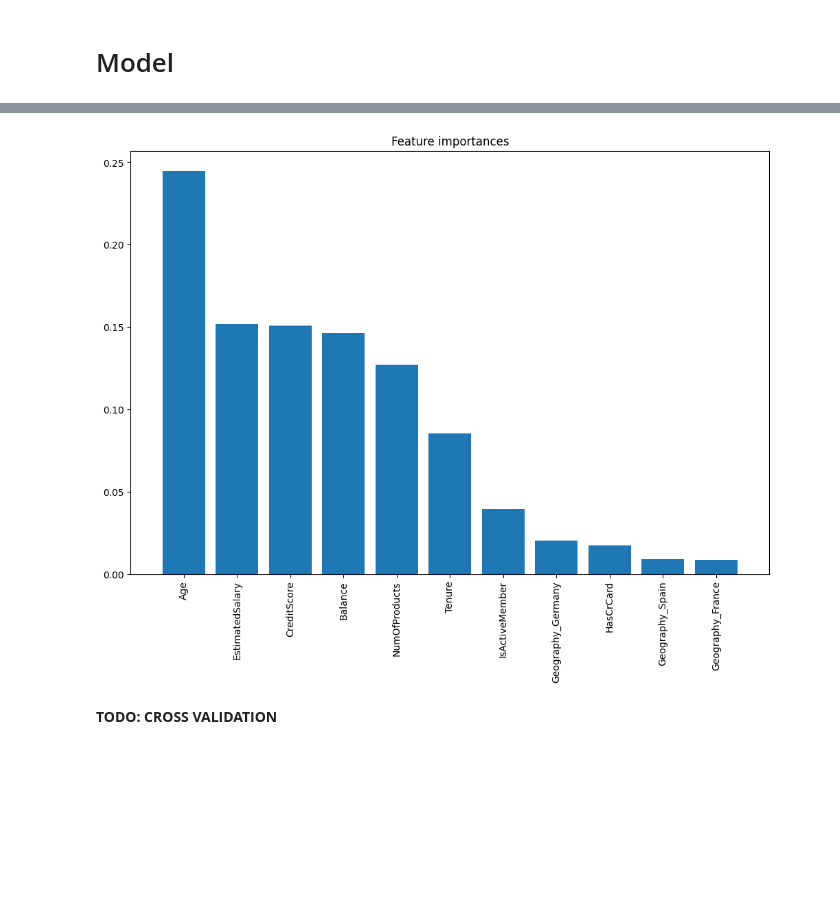
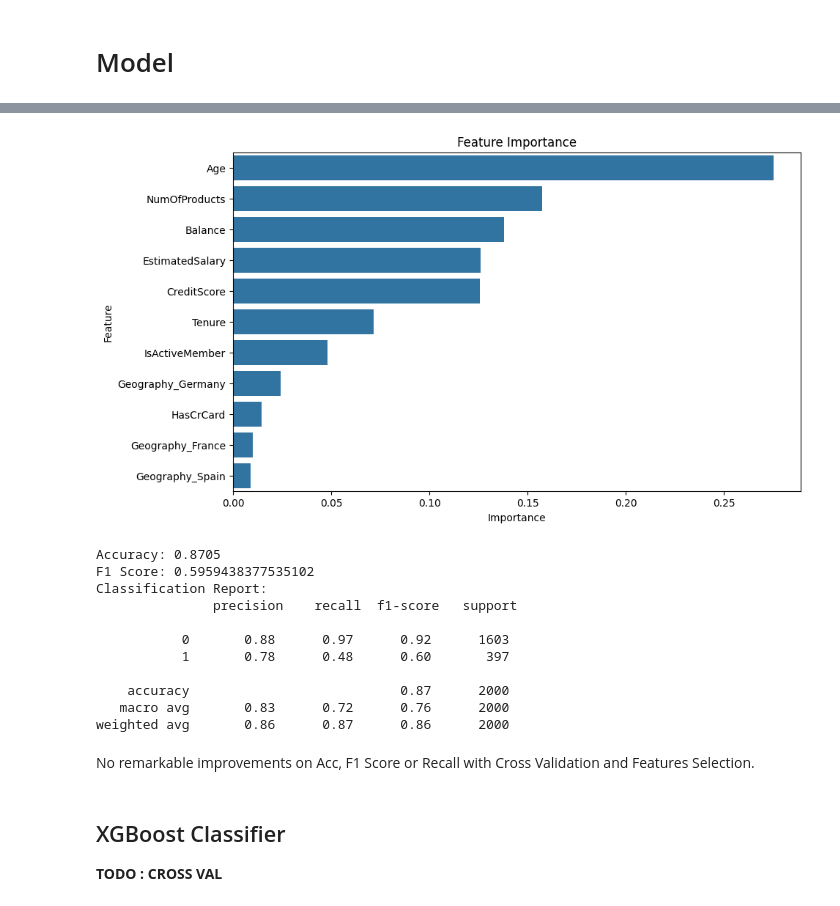
Before and after one commit to Haloyuyu/Customer-Churn-Prediction, a Jupyter notebook: churn_pred.ipynb, the cells around one changed output, grey strips where cells are left out. Saved outputs shown, nothing was run; the diff lists cells and outputs as text; code cells hidden in the pictures; blank space fills up the shorter version.

Commit message:
implemented cross validation

```diff
--- a/churn_pred.ipynb
+++ b/churn_pred.ipynb
@@ -166,16 +165,13 @@ print(y_test.shape)
 # %%
 # Random Forest Classifier
 rf = RandomForestClassifier(criterion='gini', n_estimators=100, random_state=5134)
-rf.fit(X_train, y_train)
-y_pred = rf.predict(X_test)
-print("Accuracy:", accuracy_score(y_test, y_pred))
-print("F1 Score:", f1_score(y_test, y_pred))
-print("Classification Report:\n", classification_report(y_test, y_pred))
-cm = confusion_matrix(y_test, y_pred)
-cm_df = pd.DataFrame(cm, index=['Not Churned', 'Churned'], columns=['Not Churned', 'Churned'])
-plt.figure(figsize=(8, 6))
-sns.heatmap(cm_df, annot=True, fmt='d', cmap='Blues')
-plt.title('Confusion Matrix')
-plt.xlabel('Predicted')
-plt.ylabel('Actual')
+params = {
+    'n_estimators': [100, 200],
+    'criterion': ['gini', 'entropy'],
+    'max_depth': [None, 10, 20],
+    'min_samples_split': [2, 5],
+    'min_samples_leaf': [1, 2],
+}
+clf = GridSearchCV(rf, params, cv=5)
+clf.fit(X_train, y_train)
 # %% [output]
@@ -194,0 +205,4 @@ Text(70.72222222222221, 0.5, 'Actual')
+# %%
+rf_best_params = clf.best_params_
+rf = RandomForestClassifier(**rf_best_params, random_state=5134)
+rf.fit(X_train, y_train)
@@ -195,15 +238,15 @@ Text(70.72222222222221, 0.5, 'Actual')
 # %%
 # Feature Importance
 importances = rf.feature_importances_
-indices = np.argsort(importances)[::-1]
-features = X.columns
-plt.figure(figsize=(12, 8))
-plt.title("Feature importances")
-plt.bar(range(X.shape[1]), importances[indices], align="center")
-plt.xticks(range(X.shape[1]), features[indices], rotation=90)
-plt.xlim([-1, X.shape[1]])
+
+# Create a DataFrame for feature importances
+feature_importance_df = pd.DataFrame({'Feature': X.columns, 'Importance': importances})
+feature_importance_df = feature_importance_df.sort_values(by='Importance', ascending=False)
+
+# Plot feature importances
+plt.figure(figsize=(10, 6))
+sns.barplot(x='Importance', y='Feature', data=feature_importance_df)
+plt.title('Feature Importance')
 plt.show()
 # %% [output]
-[figure, old version]
+[figure, new version]
-# %% [markdown]
-**TODO: CROSS VALIDATION**
@@ -210,3 +267,26 @@ plt.show()
+# %%
+rf.fit(X_train_selected, y_train)
+y_pred = rf.predict(X_test_selected)
+print("Accuracy:", accuracy_score(y_test, y_pred))
+print("F1 Score:", f1_score(y_test, y_pred))
+print("Classification Report:\n", classification_report(y_test, y_pred))
+# %% [output]
+Accuracy: 0.8705
+F1 Score: 0.5959438377535102
+Classification Report:
+               precision    recall  f1-score   support
+
+           0       0.88      0.97      0.92      1603
+           1       0.78      0.48      0.60       397
+
+    accuracy                           0.87      2000
+   macro avg       0.83      0.72      0.76      2000
+weighted avg       0.86      0.87      0.86      2000
+# %% [markdown]
+No remarkable improvements on Acc, F1 Score or Recall with Cross Validation and Features Selection.
+# %% [markdown]
+## XGBoost Classifier
+**TODO : CROSS VAL**
 # %%
 # XGBoost Classifier
 xgb_model = xgb.XGBClassifier(learning_rate=0.1, n_estimators=100, max_depth=3, random_state=5134)
```
Also changed, not shown: parts of 16 cells of this notebook.
